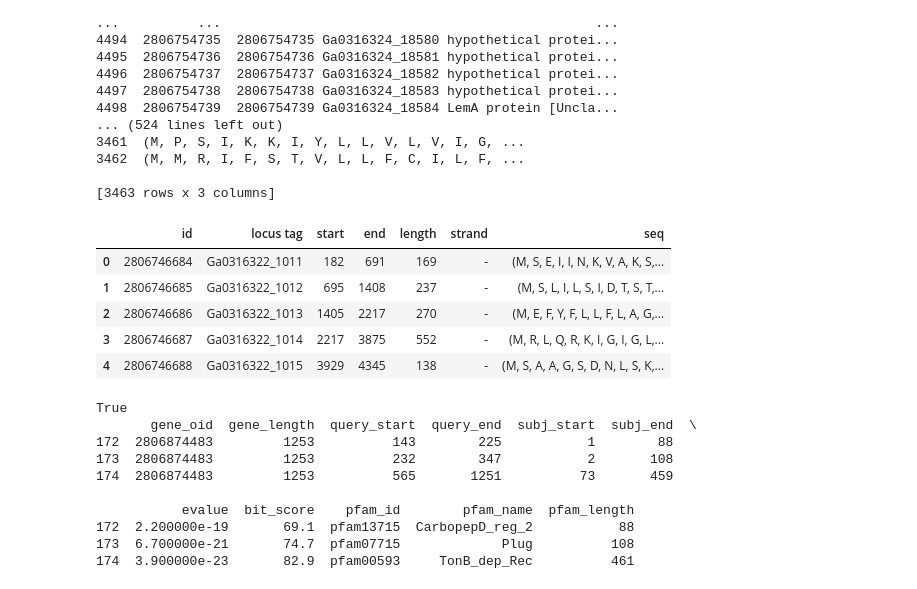
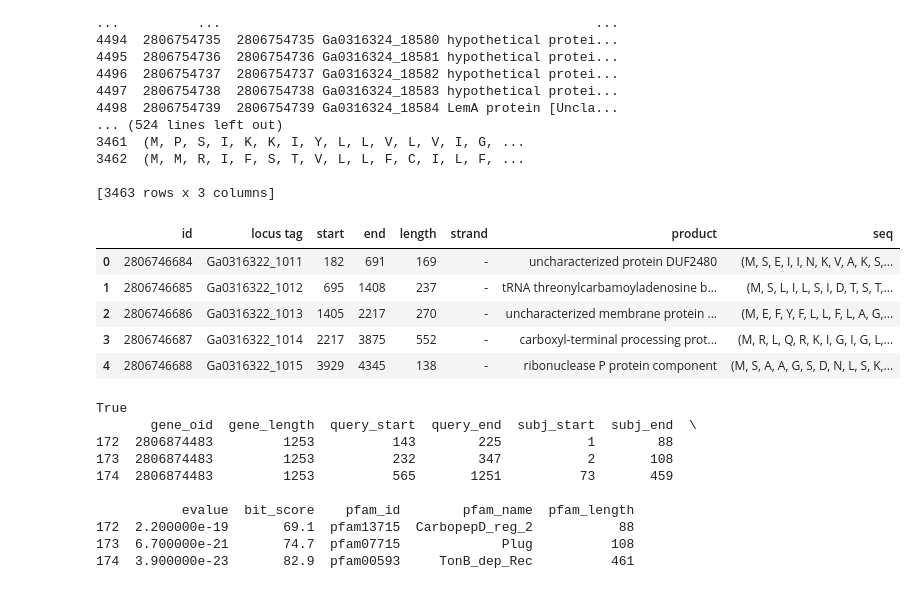
Before and after one commit to emcuttsy/bioinformatics, a Jupyter notebook: jupyter-notebooks/PUL-Prediction.ipynb, the cells around one changed output. Drawn from its saved outputs; the diff is of its cells as text; code cells hidden in the pictures.

```diff
--- a/jupyter-notebooks/PUL-Prediction.ipynb
+++ b/jupyter-notebooks/PUL-Prediction.ipynb
@@ -83,39 +89,41 @@ for d in os.listdir():
 # %%
 genes_dfs = {}
 for d in os.listdir():
     gff = gff_dfs[int(d)]
     seq = seq_dfs[int(d)]
     ids = seq['id']
     seqs = seq['seq']
     starts = []
     ends = []
     lens = []
     products = []
     strands = []
     locus_tags = []
     for index, row in seq.iterrows():
         entry = gff[gff['id'] == row['id']]
         starts.append(entry['start'].tolist()[0])
         ends.append(entry['end'].tolist()[0])
         lens.append(len(row['seq']))
         products.append(entry['product'].tolist()[0])
         strands.append(entry['strand'].tolist()[0])
         locus_tags.append(entry['locus tag'].tolist()[0])
     df = pd.DataFrame({'id': ids})
     df['locus tag'] = locus_tags
     df['start'] = starts
     df['end'] = ends
     df['length'] = lens
     df['strand'] = strands
+    df['product'] = products
     df['seq'] = seqs
+    genes_dfs[int(d)] = df
 df.head()
 # %% [output]
-|  | id | locus tag | start | end | length | strand | seq |
-| 0 | 2806746684 | Ga0316322_1011 | 182 | 691 | 169 | - | (M, S, E, I, I, N, K, V, A, K, S,... |
-| 1 | 2806746685 | Ga0316322_1012 | 695 | 1408 | 237 | - | (M, S, L, I, L, S, I, D, T, S, T,... |
-| 2 | 2806746686 | Ga0316322_1013 | 1405 | 2217 | 270 | - | (M, E, F, Y, F, L, L, F, L, A, G,... |
-| 3 | 2806746687 | Ga0316322_1014 | 2217 | 3875 | 552 | - | (M, R, L, Q, R, K, I, G, I, G, L,... |
-| 4 | 2806746688 | Ga0316322_1015 | 3929 | 4345 | 138 | - | (M, S, A, A, G, S, D, N, L, S, K,... |
+|  | id | locus tag | start | end | length | strand | product | seq |
+| 0 | 2806746684 | Ga0316322_1011 | 182 | 691 | 169 | - | uncharacterized protein DUF2480 | (M, S, E, I, I, N, K, V, A, K, S,... |
+| 1 | 2806746685 | Ga0316322_1012 | 695 | 1408 | 237 | - | tRNA threonylcarbamoyladenosine b... | (M, S, L, I, L, S, I, D, T, S, T,... |
+| 2 | 2806746686 | Ga0316322_1013 | 1405 | 2217 | 270 | - | uncharacterized membrane protein ... | (M, E, F, Y, F, L, L, F, L, A, G,... |
+| 3 | 2806746687 | Ga0316322_1014 | 2217 | 3875 | 552 | - | carboxyl-terminal processing prot... | (M, R, L, Q, R, K, I, G, I, G, L,... |
+| 4 | 2806746688 | Ga0316322_1015 | 3929 | 4345 | 138 | - | ribonuclease P protein component | (M, S, A, A, G, S, D, N, L, S, K,... |
 # %%
 def get_meta(ID):
     return meta[meta['taxon_oid'] == 2806310567]
```
Also changed, not shown: parts of 8 cells of this notebook, 9 other files.
